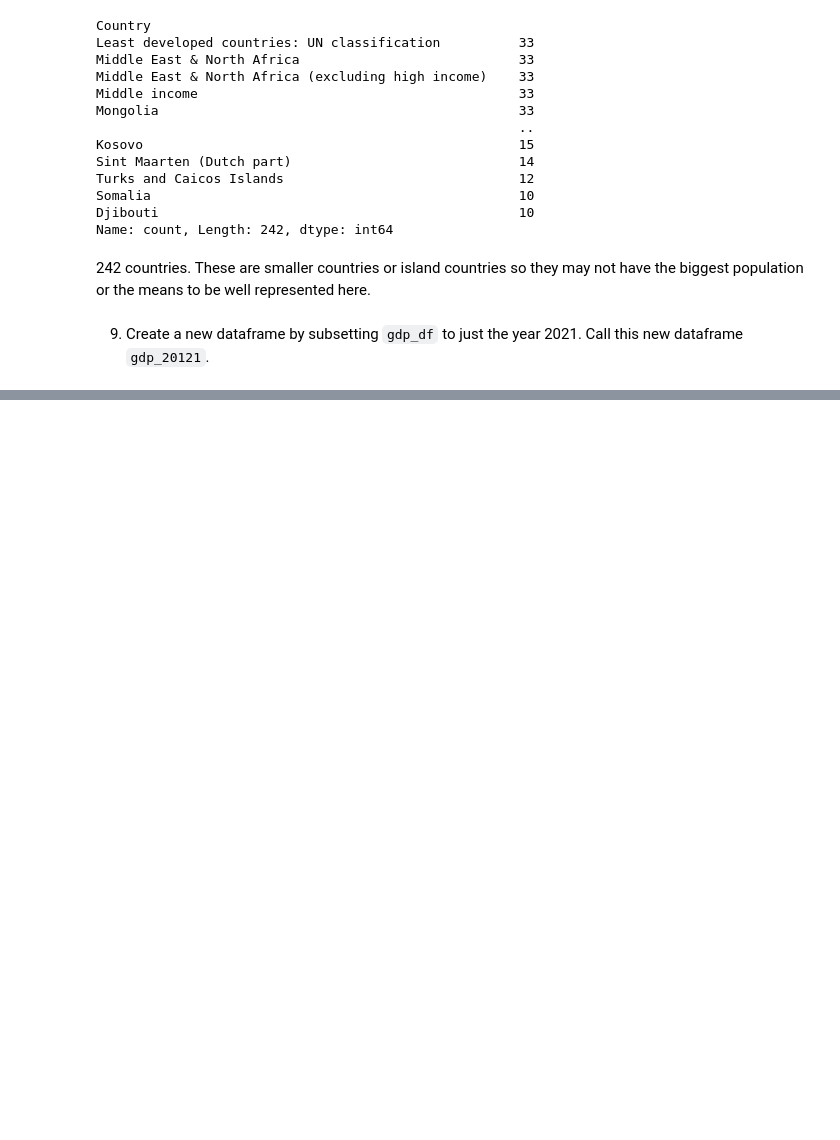
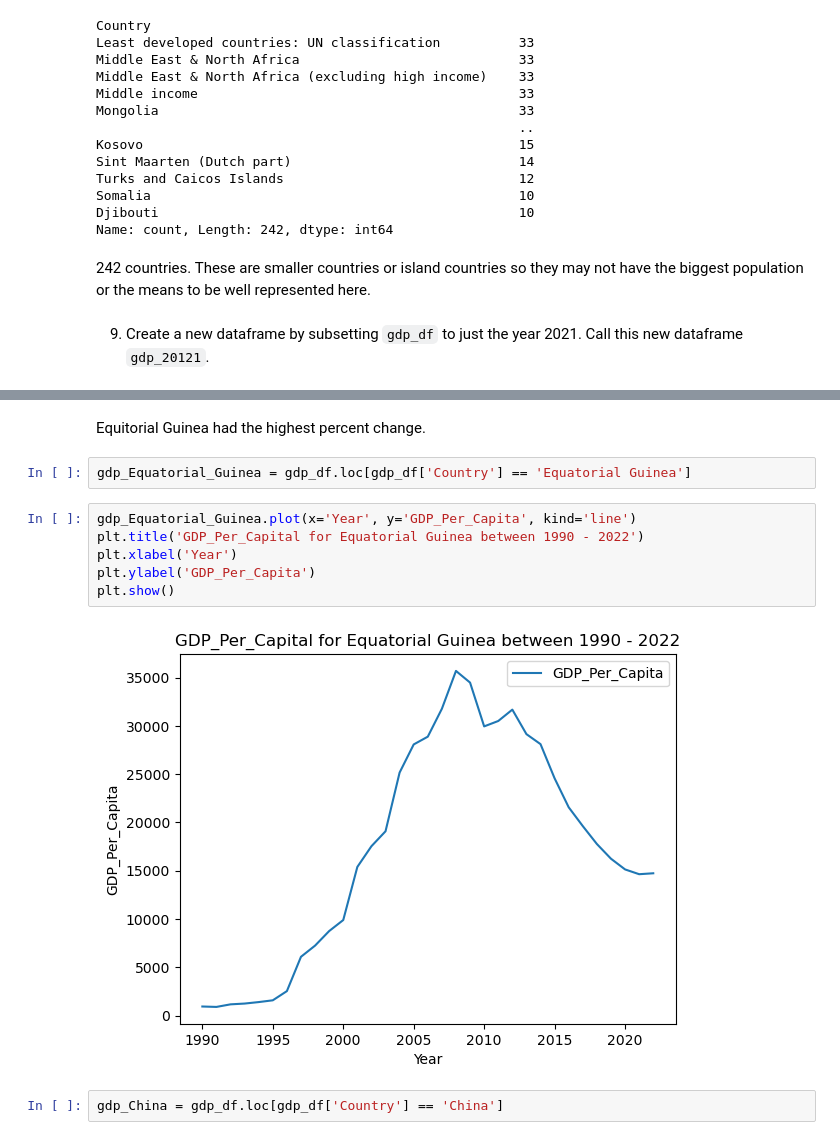
Before and after one commit to nss-data-science-cohort-8/un-exploration-Jorgen85Lex, a Jupyter notebook: notebooks/UN_Data_Exploration.ipynb, the cells around one changed output, grey strips where cells are left out. Drawn from its saved outputs; the diff is of its cells as text; blank space fills up the shorter version.

```diff
--- a/notebooks/UN_Data_Exploration.ipynb
+++ b/notebooks/UN_Data_Exploration.ipynb
@@ -186,0 +309,14 @@ gdp_20121.describe()
+# %% [markdown]
+Equitorial Guinea had the highest percent change.
+# %%
+gdp_Equatorial_Guinea = gdp_df.loc[gdp_df['Country'] == 'Equatorial Guinea']
+# %%
+gdp_Equatorial_Guinea.plot(x='Year', y='GDP_Per_Capita', kind='line')
+plt.title('GDP_Per_Capital for Equatorial Guinea between 1990 - 2022')
+plt.xlabel('Year')
+plt.ylabel('GDP_Per_Capita')
+plt.show()
+# %% [output]
+[figure, added]
+# %%
+gdp_China = gdp_df.loc[gdp_df['Country'] == 'China']
```
Also changed, not shown: parts of 29 cells of this notebook.
